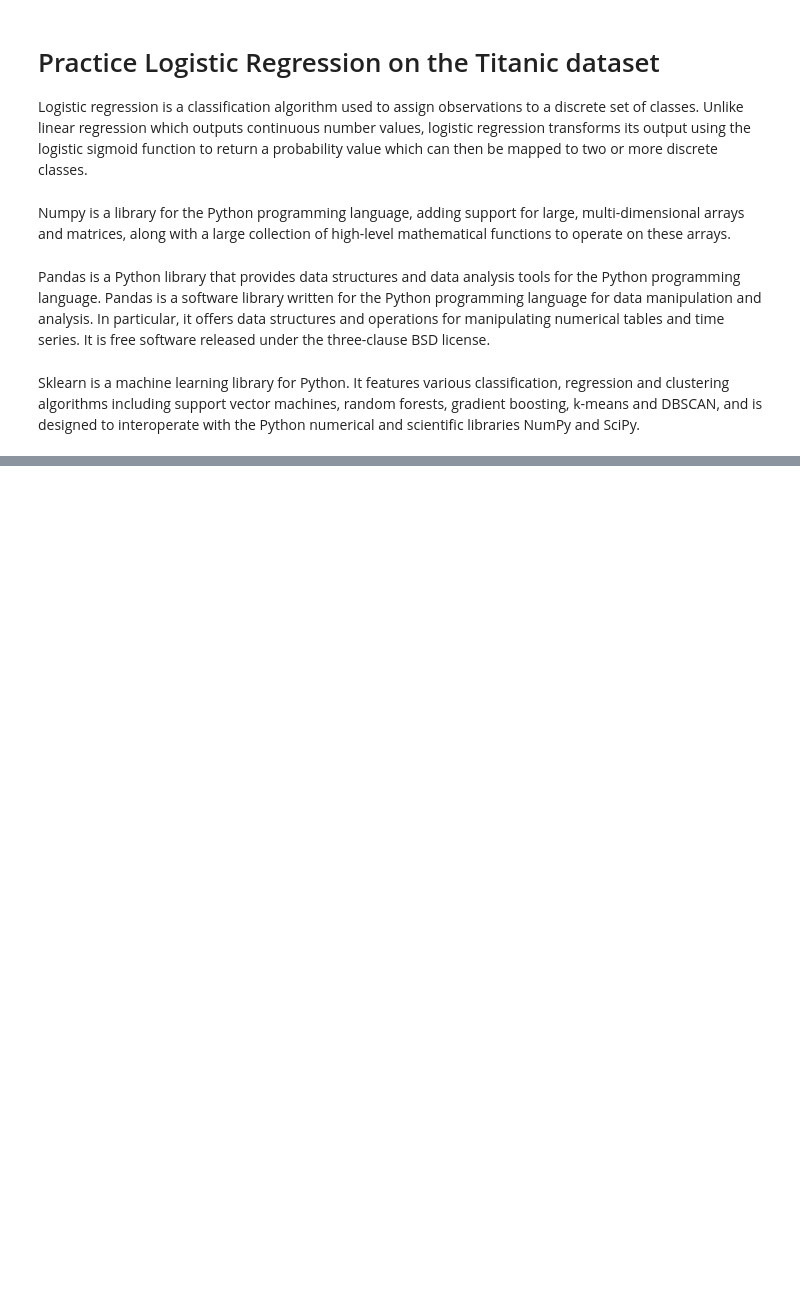
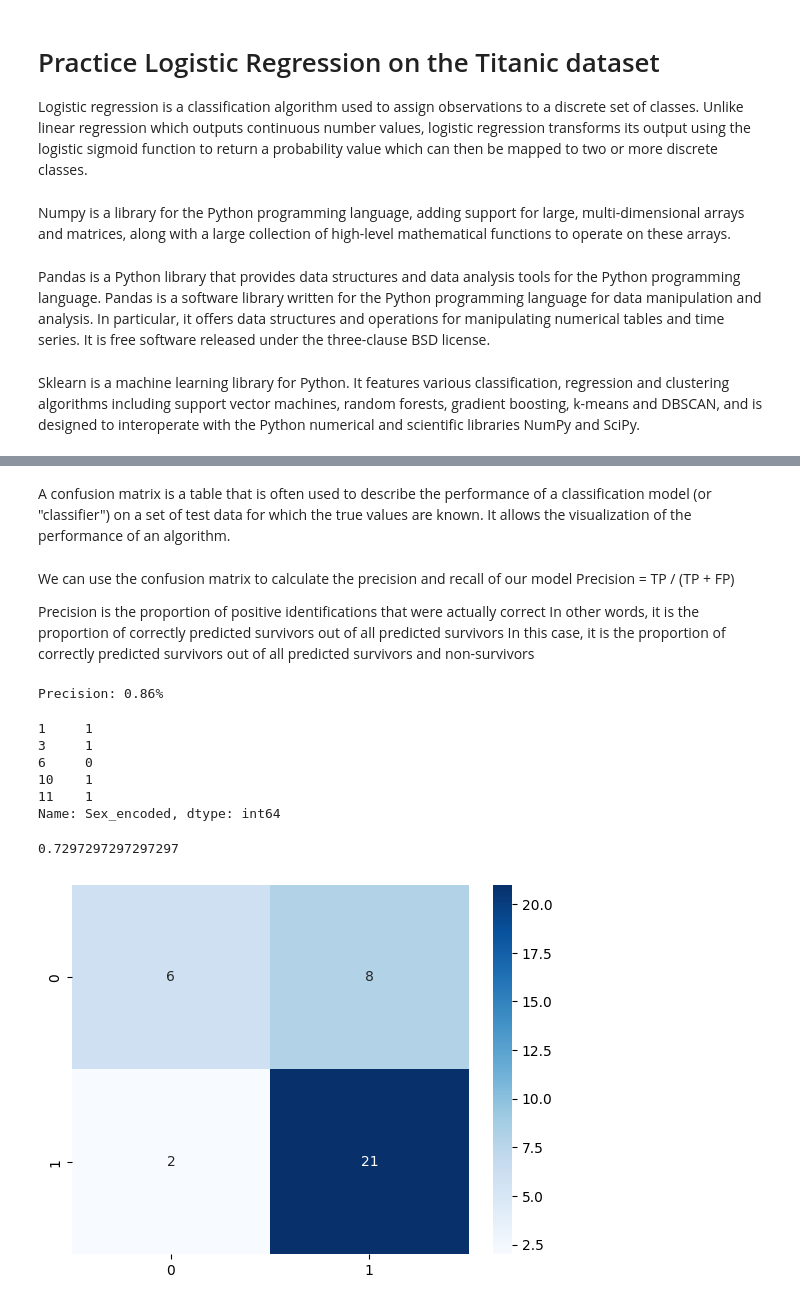
Before and after one commit to ethanwright96/foundational-machine-learning, a Jupyter notebook: 2. Logistic Regression/logistic_regression.ipynb, the cells around one changed output, grey strips where cells are left out. Cells and saved outputs as stored; diff of their text form; code cells hidden in the pictures; blank space fills up the shorter version.

```diff
--- a/2. Logistic Regression/logistic_regression.ipynb
+++ b/2. Logistic Regression/logistic_regression.ipynb
@@ -58,0 +107,16 @@ y_pred = model.predict(X_test)
+# %% [markdown]
+A confusion matrix is a table that is often used to describe the performance of a classification model (or "classifier") on a set of test data for which the true values are known. It allows the visualization of the performance of an algorithm.
+# %% [markdown]
+
+We can use the confusion matrix to calculate the precision and recall of our model
+Precision = TP / (TP + FP)
+
+Precision is the proportion of positive identifications that were actually correct
+In other words, it is the proportion of correctly predicted survivors out of all predicted survivors
+In this case, it is the proportion of correctly predicted survivors out of all predicted survivors and non-survivors
+# %%
+
+# Print the precision of our model adding a '%' sign
+print(f'Precision: {round(136 / (136 + 22),2)}%')
+# %% [output]
+Precision: 0.86%
@@ -58,0 +126,43 @@ y_pred = model.predict(X_test)
+# %%
+# First let's make a copy of the original data
+data2 = data.copy()
+# %%
+# Now let's convert sex in data2 from a categorical variable to a numerical variable
+data2['Sex_encoded'] = data2['Sex'].map({'male': 0, 'female': 1})
+# %%
+data2['Sex_encoded'].head(5)
+# %% [output]
+1     1
+3     1
+6     0
+10    1
+11    1
+Name: Sex_encoded, dtype: int64
+# %%
+# Let's add Sex_encoded to our features
+expanded_features = data2[['Pclass', 'Age', 'SibSp', 'Fare', 'Sex_encoded']]
+target = data2['Survived']
+# %%
+# Split the data into training and testing sets
+X_train, X_test, y_train, y_test_2 = train_test_split(expanded_features, target, test_size=0.2)
+
+# Create a logistic regression classifier
+model = LogisticRegression()
+
+# Fit the model to the training data
+model.fit(X_train, y_train)
+
+# Make predictions on the testing data
+y_pred_2 = model.predict(X_test)
+# %%
+# Let's evaluate the model's performance
+accuracy_score(y_test_2, y_pred_2)
+# %% [output]
+0.7297297297297297
+# %%
+# Let's visualize the confusion matrix
+confusion_matrix(y_test_2, y_pred_2)
+
+ax2 = sns.heatmap(confusion_matrix(y_test_2, y_pred_2), annot=True, cmap='Blues')
+# %% [output]
+[figure, added]
```
Also changed, not shown: parts of 13 cells of this notebook.
